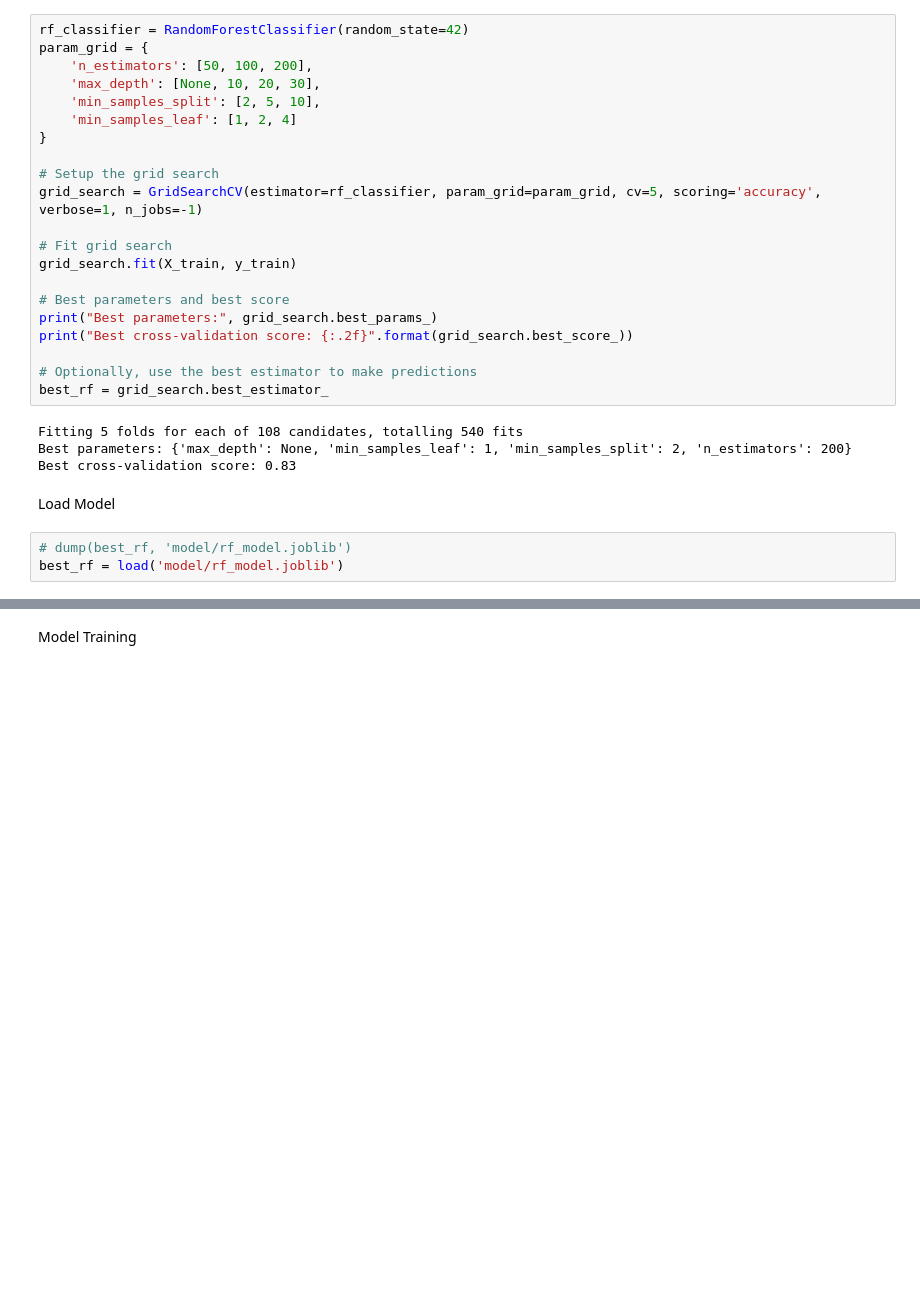
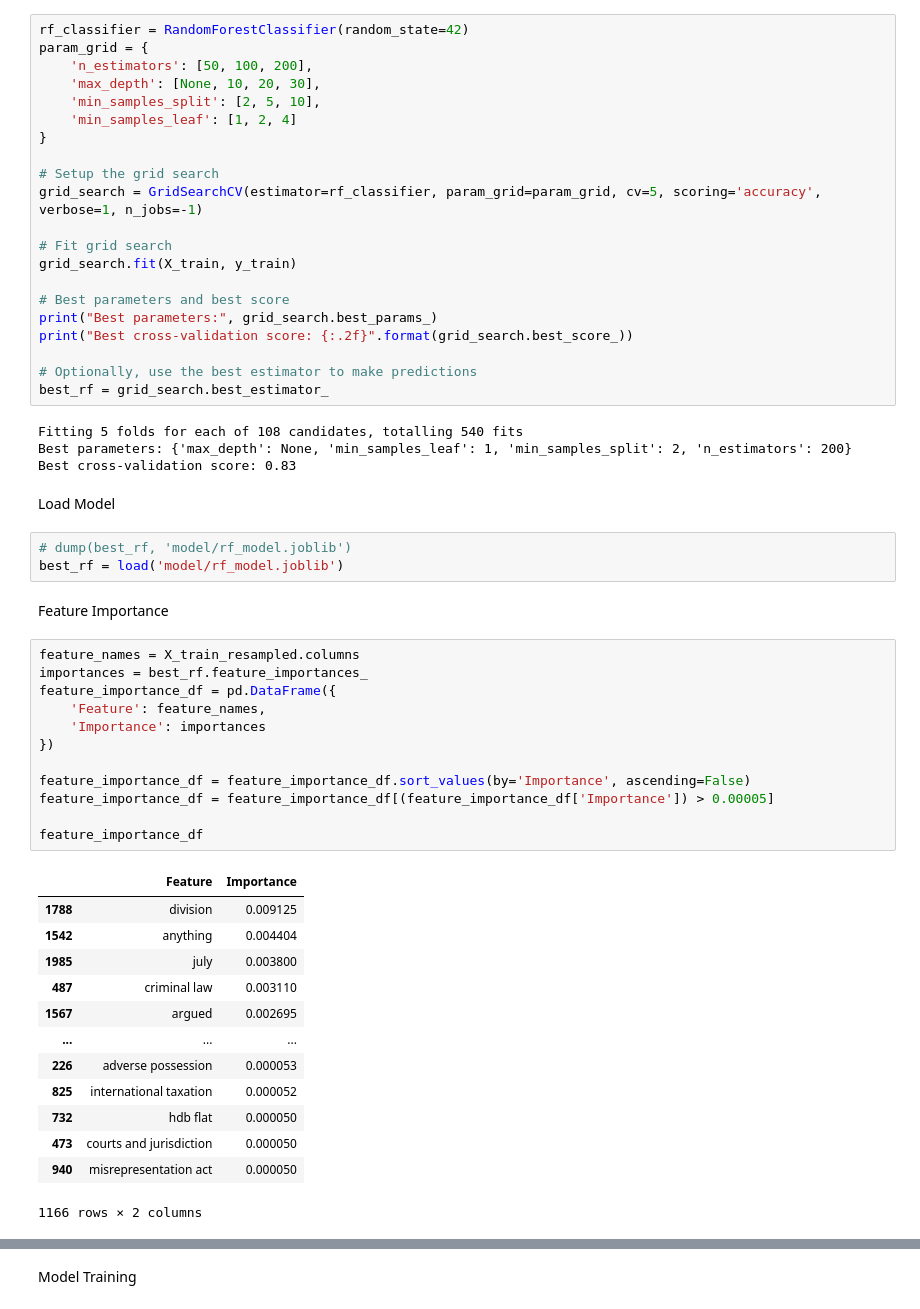
Before and after one commit to Benhzy/case-outcome-predictor, a Jupyter notebook: JudgmentPrediction.ipynb, the cells around one changed output, grey strips where cells are left out. Cells and saved outputs as stored; diff of their text form; blank space fills up the shorter version.

```diff
--- a/JudgmentPrediction.ipynb
+++ b/JudgmentPrediction.ipynb
@@ -788,3 +791,31 @@ Load Model
 # %%
 # dump(best_rf, 'model/rf_model.joblib')
 best_rf = load('model/rf_model.joblib')
+# %% [markdown]
+Feature Importance
+# %%
+feature_names = X_train_resampled.columns
+importances = best_rf.feature_importances_
+feature_importance_df = pd.DataFrame({
+    'Feature': feature_names,
+    'Importance': importances
+})
+
+feature_importance_df = feature_importance_df.sort_values(by='Importance', ascending=False)
+feature_importance_df = feature_importance_df[(feature_importance_df['Importance']) > 0.00005]
+
+feature_importance_df
+# %% [output]
+|  | Feature | Importance |
+| 1788 | division | 0.009125 |
+| 1542 | anything | 0.004404 |
+| 1985 | july | 0.003800 |
+| 487 | criminal law | 0.003110 |
+| 1567 | argued | 0.002695 |
+| ... | ... | ... |
+| 226 | adverse possession | 0.000053 |
+| 825 | international taxation | 0.000052 |
+| 732 | hdb flat | 0.000050 |
+| 473 | courts and jurisdiction | 0.000050 |
+| 940 | misrepresentation act | 0.000050 |
+1166 rows × 2 columns
```
Also changed, not shown: parts of 9 cells of this notebook.
